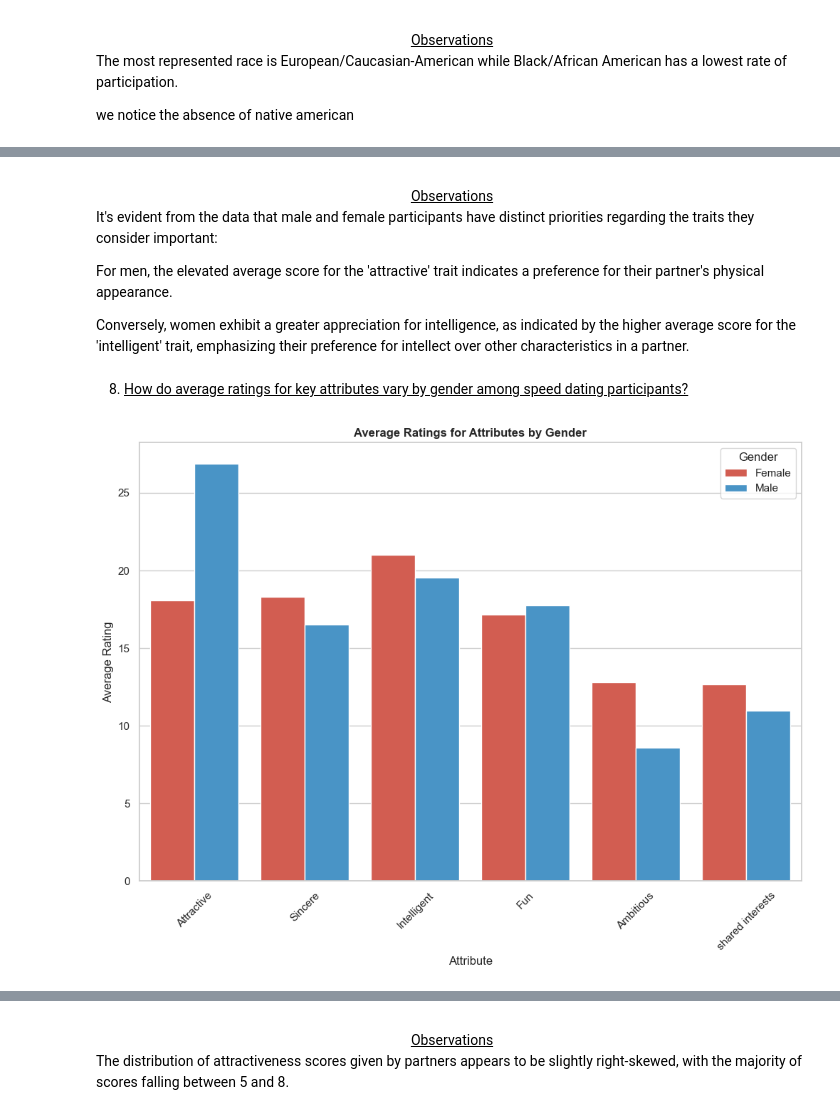
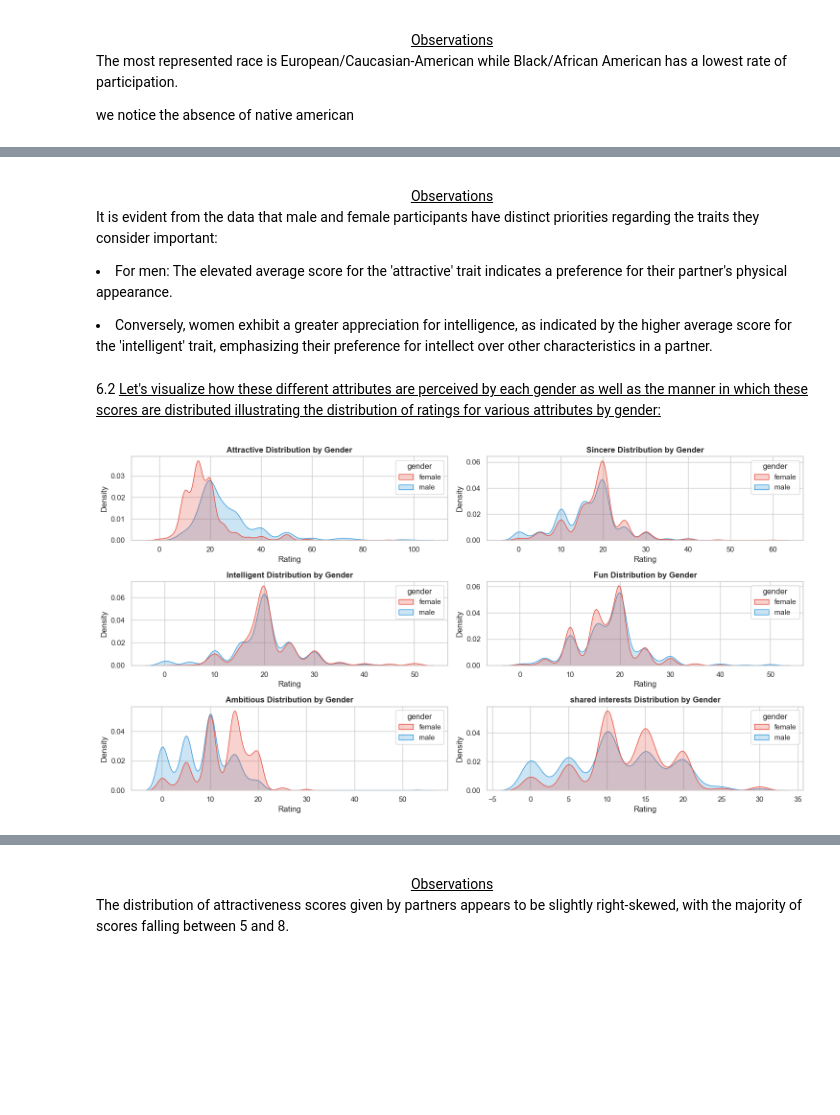
Before and after one commit to NadiaPreuvot/Block.2.EDA-Speed.Dating-Tinder_Project, a Jupyter notebook: speed_dating_project/speed_dating_notebook.ipynb, the cells around one changed output, grey strips where cells are left out. Drawn from its saved outputs; the diff is of its cells as text; code cells hidden in the pictures; blank space fills up the shorter version.

```diff
--- a/speed_dating_project/speed_dating_notebook.ipynb
+++ b/speed_dating_project/speed_dating_notebook.ipynb
@@ -93,9 +104,6 @@ df["match"]=df["match"].replace({1: "yes" , 0: "no"})
 # %%
 #Replacing the value for participant and the partner by 1 = yes if they were the same race or else by 0=no
 df["samerace"]= df["samerace"].replace({1 : "yes", 0: "no"})
-# %%
-#Replacing samerace :1= yes, 0 = no
-df["samerace"]=df["samerace"].replace({1: "yes" , 0: "no"})
 # %% [markdown]
 2. <u>Let's change the numbers into names to better understand the data.
 # %%
@@ -301,12 +346,0 @@ The vast majority of participants do not attach importance to race
-# %%
-# Réglage du style de seaborn
-sns.set(style="whitegrid")
-
-# Création d'un histogramme pour visualiser les réponses à 'imprelig'
-plt.figure(figsize=(10, 6))
-sns.histplot(df['imprelig'], bins=10, kde=False, color='purple')
-plt.title('Importance of Dating Someone of the Same Religious Background', weight='bold')
-plt.xlabel('Importance Level (1-10)')
-plt.ylabel('Number of Participants')
-plt.xticks(range(1, 11))  # Assurez-vous que les ticks correspondent à l'échelle de 1 à 10
-plt.show()
@@ -370,26 +381,35 @@ attributes_by_gender
 # %% [markdown]
 </u><ins><center> <font color="bleu"><ins>Observations</font> </center>
 </br>
-It's evident from the data that male and female participants have distinct priorities regarding the traits they consider important:
+It is evident from the data that male and female participants have distinct priorities regarding the traits they consider important:
 
-For men, the elevated average score for the 'attractive' trait indicates a preference for their partner's physical appearance.
+<li></u> For men: The elevated average score for the 'attractive' trait indicates a preference for their partner's physical appearance.
 
-Conversely, women exhibit a greater appreciation for intelligence, as indicated by the higher average score for the 'intelligent' trait, emphasizing their preference for intellect over other characteristics in a partner.
+</u><li>Conversely, women exhibit a greater appreciation for intelligence, as indicated by the higher average score for the 'intelligent' trait, emphasizing their preference for intellect over other characteristics in a partner.
-# %% [markdown]
-8. <u>How do average ratings for key attributes vary by gender among speed dating participants?
+# %% [markdown]
+6.2 <u> Let's visualize how these different attributes are perceived by each gender as well as the manner in which these scores are distributed
+ illustrating the distribution of ratings for various attributes by gender:
 # %%
+# Assuming df is your DataFrame and it contains gender coded as 'male' and 'female'
+
 # Transform the DataFrame to get 'Attribute', 'Rating' and 'Gender' as columns
 melted_df = pd.melt(df, id_vars=['gender'], value_vars=['Attractive', 'Sincere', 'Intelligent', 'Fun', 'Ambitious', 'shared interests'], var_name='Attribute', value_name='Rating')
-colors = [ "#e74c3c", "#3498db"]  # Bleu et Rouge
 
-# Create the graph
-plt.figure(figsize=(12, 8))
-sns.barplot(x='Attribute', y='Rating', hue='gender', data=melted_df, palette=colors, errorbar=None)
-plt.title('Average Ratings for Attributes by Gender', weight='bold')
-plt.xlabel('Attribute')
-plt.ylabel('Average Rating')
-plt.xticks(rotation=45)
-plt.legend(title='Gender', labels=['Female', 'Male'])  # Assurez-vous que les labels correspondent à l'ordre des données
+# Set the color palette
+colors = {'male': '#3498db', 'female': '#e74c3c'}  # Blue and Red
+
+# Create the KDE plots
+plt.figure(figsize=(15, 8))
+
+# Loop through each attribute to create a KDE plot for each
+for i, attribute in enumerate(melted_df['Attribute'].unique(), 1):
+    plt.subplot(3, 2, i)
+    sns.kdeplot(data=melted_df[melted_df['Attribute'] == attribute], x='Rating', hue='gender', palette=colors, fill=True)
+    plt.title(f'{attribute} Distribution by Gender', weight= "bold")
+    plt.xlabel('Rating')
+    plt.ylabel('Density')
+
+plt.tight_layout()
 plt.show()
 # %% [output]
-[figure, old version]
+[figure, new version]
```
Also changed, not shown: parts of 128 cells of this notebook.
